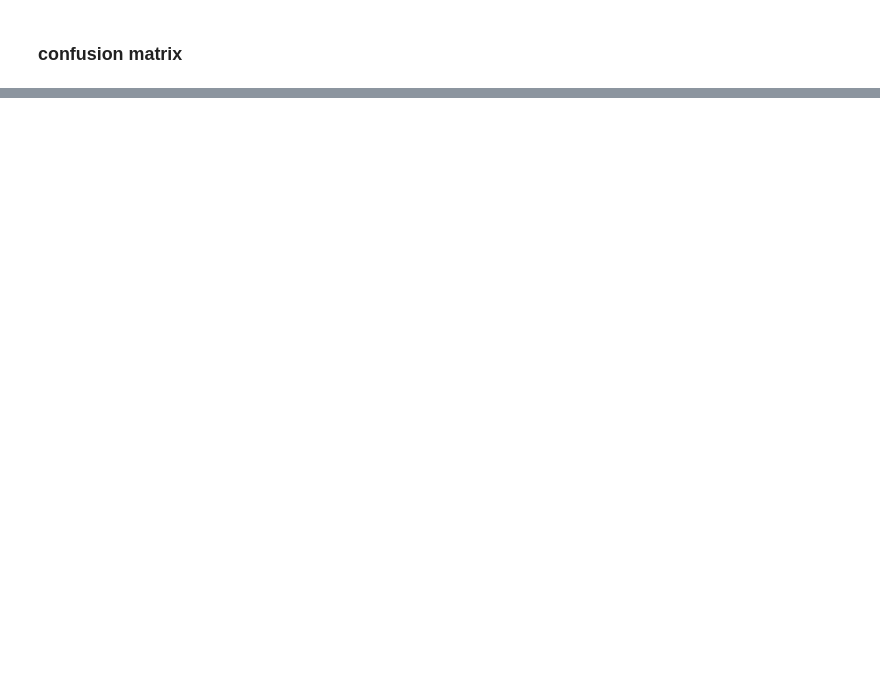
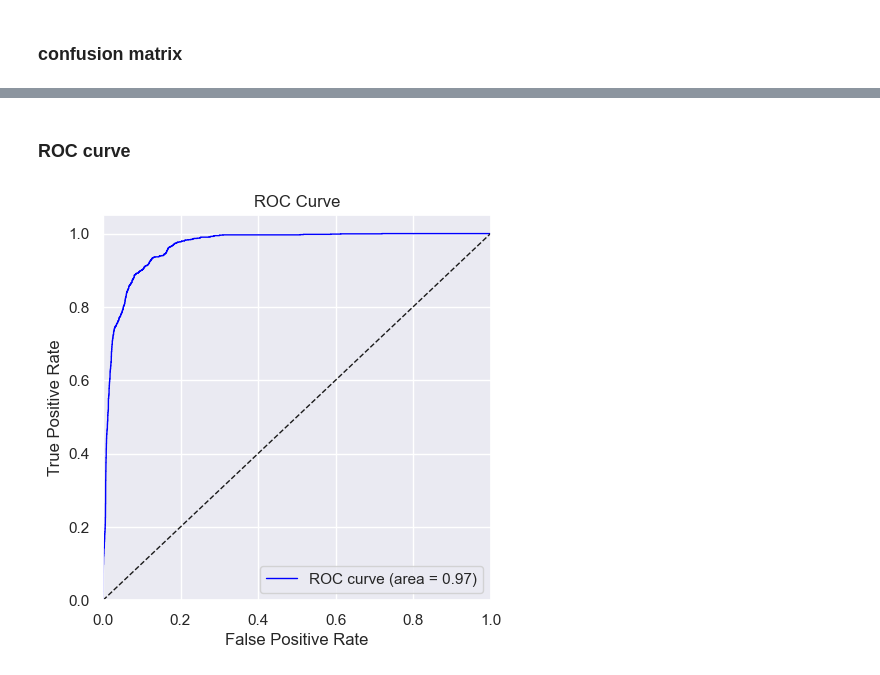
Before and after one commit to TheTrueSquirrel/thesis_spring_2023, a Jupyter notebook: CNN_LSTM.ipynb, the cells around one changed output, grey strips where cells are left out. Drawn from its saved outputs; the diff is of its cells as text; code cells hidden in the pictures; blank space fills up the shorter version.

```diff
--- a/CNN_LSTM.ipynb
+++ b/CNN_LSTM.ipynb
@@ -5,7 +5,7 @@ import numpy as np
 import pandas as pd
 
 # Choose frequency, binsize, longitude, latitude
-freq = 'W'
+freq = 'D'
 binsize = 5
 longitude_W = 134  # minimum is 134
 longitude_E = 174  # maximum is 174
@@ -82,9 +85,9 @@ def dataset_generator(data, seq_length, samp_rate, stride, cutoff):
   return dataset
 
 # Set lookback timewindow
-lookback_window = 52 * 4
+lookback_window = 30 * 6
 cutoff = 4.5
-future_timesteps = 4
+future_timesteps = 30
 timewindow = lookback_window + future_timesteps
 samp_rate = 1
 stride = future_timesteps
@@ -261,2 +229,14 @@ _________________________________________________________________
 # %% [markdown]
 ### fit model
+# %%
+# early stopping
+callback = EarlyStopping(monitor='val_loss', patience=3)
+# fit model
+history = model.fit(x=X_train,
+                    y=y_train,
+                    validation_data=(X_val,y_val),
+                    batch_size=128,
+                    epochs=500,
+                    verbose=1,
+                    callbacks=[callback],
+                    shuffle=False)
@@ -316,0 +330,29 @@ p.yaxis.set_ticklabels(['M<4.5', 'M>=4.5'], rotation=0, va="center")
+# %% [markdown]
+### ROC curve
+# %%
+import matplotlib.pyplot as plt
+from sklearn.metrics import roc_curve, auc
+
+# y_pred = scaler.inverse_transform(y_prob)
+# y_test = scaler.inverse_transform(y)
+
+# Compute micro-average ROC curve and ROC area
+fpr, tpr, _ = roc_curve(np.array(y_val).flatten(), y_pred.flatten())
+roc_auc = auc(fpr, tpr)
+
+# Plot micro-average ROC curve
+plt.figure(figsize=(5,5))
+plt.plot(fpr, tpr, label='ROC curve (area = {0:0.2f})'
+        ''.format(roc_auc), color='blue', linewidth=1)
+
+plt.plot([0, 1], [0, 1], 'k--', linewidth=1)
+plt.xlim([0.0, 1.0])
+plt.ylim([0.0, 1.05])
+plt.xlabel('False Positive Rate')
+plt.ylabel('True Positive Rate')
+plt.title('ROC Curve')
+plt.legend(loc="lower right")
+# plt.savefig(savefig)
+plt.show()
+# %% [output]
+[figure, added]
```
Also changed, not shown: parts of 13 cells of this notebook, 8 other files.
